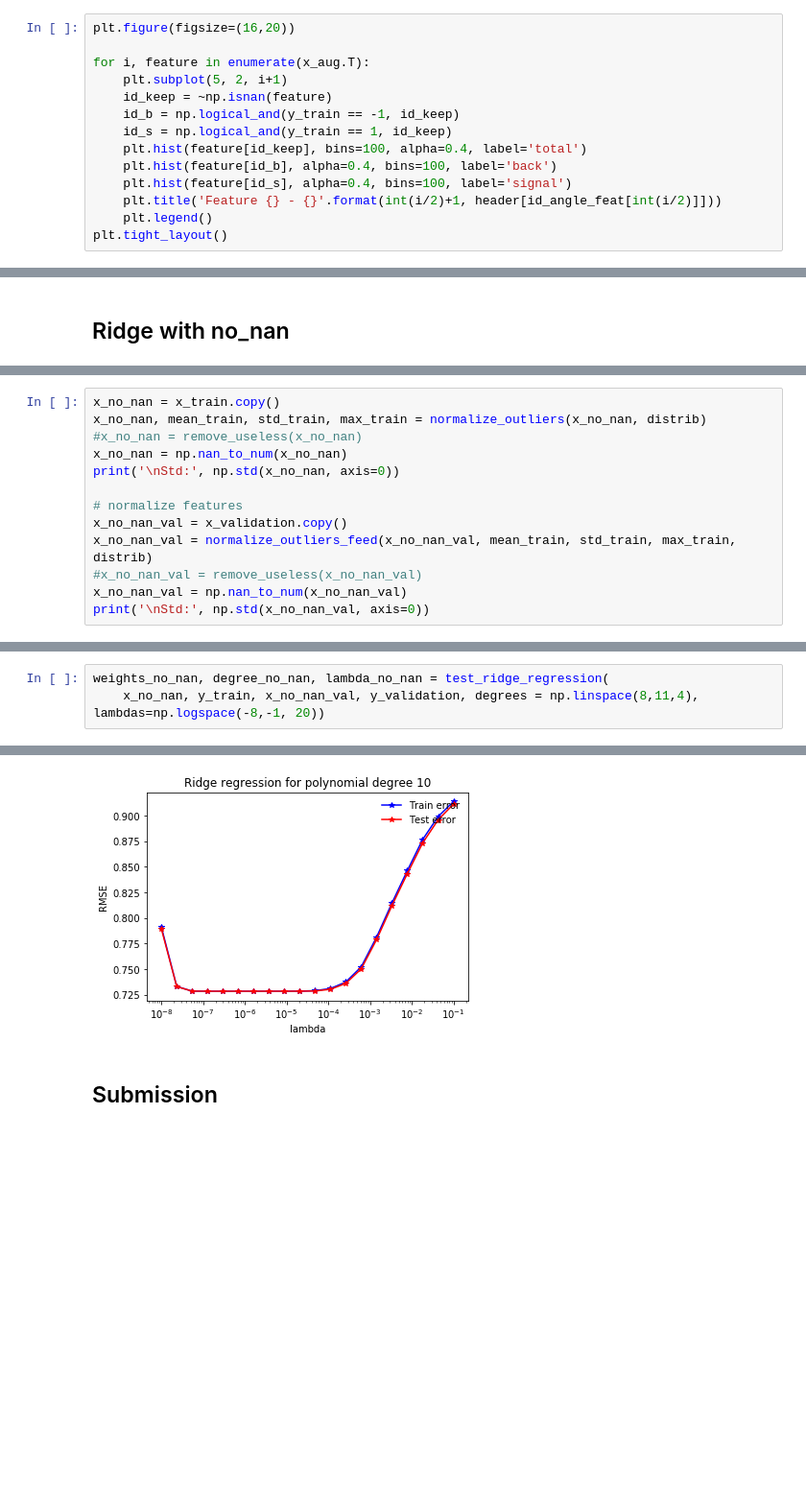
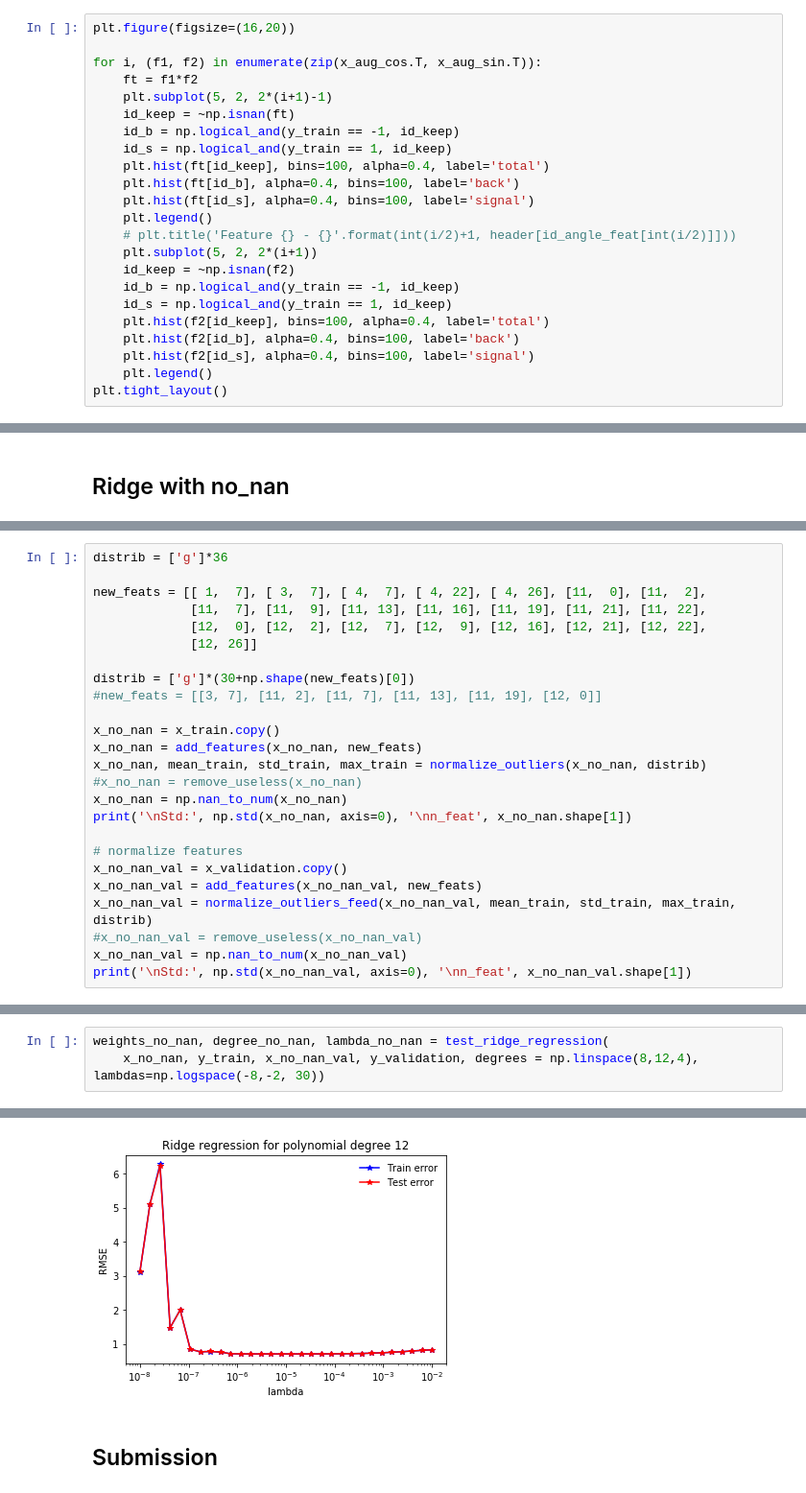
Before and after one commit to MLElec/ML_course, a Jupyter notebook: projects/project1/ridge_reg_notebook.ipynb, the cells around one changed output, grey strips where cells are left out. Shown at 96% size. Drawn from its saved outputs; the diff is of its cells as text; blank space fills up the shorter version.

```diff
--- a/projects/project1/ridge_reg_notebook.ipynb
+++ b/projects/project1/ridge_reg_notebook.ipynb
@@ -94,15 +94,24 @@ x_aug[:, 9] = recenter_feature(x_aug[:, 9])
 # %%
 plt.figure(figsize=(16,20))
 
-for i, feature in enumerate(x_aug.T):
-    plt.subplot(5, 2, i+1)
-    id_keep = ~np.isnan(feature)
+for i, (f1, f2) in enumerate(zip(x_aug_cos.T, x_aug_sin.T)):
+    ft = f1*f2
+    plt.subplot(5, 2, 2*(i+1)-1)
+    id_keep = ~np.isnan(ft)
     id_b = np.logical_and(y_train == -1, id_keep)
     id_s = np.logical_and(y_train == 1, id_keep)
-    plt.hist(feature[id_keep], bins=100, alpha=0.4, label='total')
-    plt.hist(feature[id_b], alpha=0.4, bins=100, label='back')
-    plt.hist(feature[id_s], alpha=0.4, bins=100, label='signal')
-    plt.title('Feature {} - {}'.format(int(i/2)+1, header[id_angle_feat[int(i/2)]]))
+    plt.hist(ft[id_keep], bins=100, alpha=0.4, label='total')
+    plt.hist(ft[id_b], alpha=0.4, bins=100, label='back')
+    plt.hist(ft[id_s], alpha=0.4, bins=100, label='signal')
+    plt.legend()
+    # plt.title('Feature {} - {}'.format(int(i/2)+1, header[id_angle_feat[int(i/2)]]))
+    plt.subplot(5, 2, 2*(i+1))
+    id_keep = ~np.isnan(f2)
+    id_b = np.logical_and(y_train == -1, id_keep)
+    id_s = np.logical_and(y_train == 1, id_keep)
+    plt.hist(f2[id_keep], bins=100, alpha=0.4, label='total')
+    plt.hist(f2[id_b], alpha=0.4, bins=100, label='back')
+    plt.hist(f2[id_s], alpha=0.4, bins=100, label='signal')
     plt.legend()
 plt.tight_layout()
 # %%
@@ -329,16 +323,28 @@ def recenter_feature(feature):
 # %%
+distrib = ['g']*36
+
+new_feats = [[ 1,  7], [ 3,  7], [ 4,  7], [ 4, 22], [ 4, 26], [11,  0], [11,  2],
+             [11,  7], [11,  9], [11, 13], [11, 16], [11, 19], [11, 21], [11, 22],
+             [12,  0], [12,  2], [12,  7], [12,  9], [12, 16], [12, 21], [12, 22],
+             [12, 26]]
+
+distrib = ['g']*(30+np.shape(new_feats)[0])
+#new_feats = [[3, 7], [11, 2], [11, 7], [11, 13], [11, 19], [12, 0]]
+
 x_no_nan = x_train.copy()
+x_no_nan = add_features(x_no_nan, new_feats)
 x_no_nan, mean_train, std_train, max_train = normalize_outliers(x_no_nan, distrib)
 #x_no_nan = remove_useless(x_no_nan)
 x_no_nan = np.nan_to_num(x_no_nan)
-print('\nStd:', np.std(x_no_nan, axis=0))
+print('\nStd:', np.std(x_no_nan, axis=0), '\nn_feat', x_no_nan.shape[1])
 
 # normalize features
 x_no_nan_val = x_validation.copy()
+x_no_nan_val = add_features(x_no_nan_val, new_feats)
 x_no_nan_val = normalize_outliers_feed(x_no_nan_val, mean_train, std_train, max_train, distrib)
 #x_no_nan_val = remove_useless(x_no_nan_val)
 x_no_nan_val = np.nan_to_num(x_no_nan_val)
-print('\nStd:', np.std(x_no_nan_val, axis=0))
+print('\nStd:', np.std(x_no_nan_val, axis=0), '\nn_feat', x_no_nan_val.shape[1])
 # %% [output]
 Std: [ 1.074   1.0408  1.1532  1.1364  0.5519  0.6304  0.5907  1.0192  1.1146
   1.1341  1.1064  1.      0.5399  1.1454  1.      1.      1.1456  1.      1.
@@ -352,4 +364,4 @@ Std: [ 1.0809  1.0384  1.1548  1.134   0.5455  0.6189  0.5829  1.0176  1.106
 # %%
 weights_no_nan, degree_no_nan, lambda_no_nan = test_ridge_regression(
-    x_no_nan, y_train, x_no_nan_val, y_validation, degrees = np.linspace(8,11,4), lambdas=np.logspace(-8,-1, 20))
+    x_no_nan, y_train, x_no_nan_val, y_validation, degrees = np.linspace(8,12,4), lambdas=np.logspace(-8,-2, 30))
 # %% [output]
@@ -373,4 +385,4 @@ Best params for Ridge regression : degree =  10 , lambda =  6.95192796178e-07 ,
-[figure, old version]
+[figure, new version]
 # %% [markdown]
 ## Submission
 # %%
```
Also changed, not shown: parts of 7 cells of this notebook, 2 other files.
